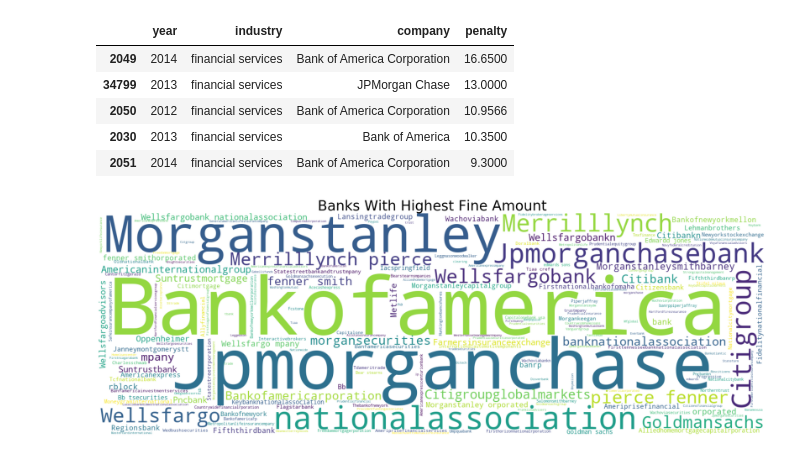
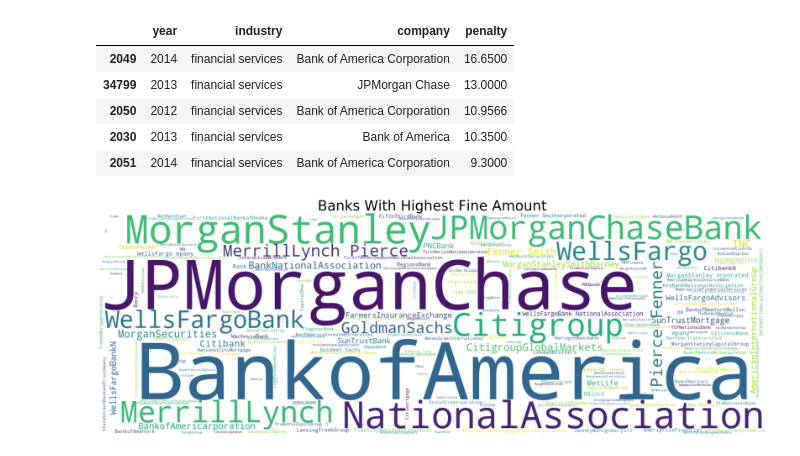
Before and after one commit to alssica/data_incubator_application, a Jupyter notebook: proposal/Corporate Misconduct.ipynb, the cells around one changed output. Cells and saved outputs as stored; diff of their text form; code cells hidden in the pictures.

```diff
--- a/proposal/Corporate Misconduct.ipynb
+++ b/proposal/Corporate Misconduct.ipynb
@@ -285,25 +287,22 @@ See the caveats in the documentation: http://pandas.pydata.org/pandas-docs/stabl
 | 2051 | 2014 | financial services | Bank of America Corporation | 9.3000 |
 # %%
 # create word cloud
-cl_banks=[com.capitalize() for com in df_finance.company]
-striped = [b.replace(' ', '') for b in cl_banks]
-filtered = ['inc', 'co', 'llc']
+# cl_banks=[com.capitalize() for com in df_finance.company]
+striped = [b.replace(' ', '') for b in df_finance.company]
+filtered = ['inc', 'Inc', 'Co', 'Llc','LLC', 'co', 'llc']
 for f in filtered:
     striped = [b.replace(f, '') for b in striped]
-# striped = [b.replace(' ', '') for b in cl_banks]
-# striped = [b.replace('inc', '') for b in striped]
-# striped = [b.replace('co', '') for b in striped]
 str_bnks = ' '.join(striped)
 
 # Create the wordcloud object
 bank_cloud = WordCloud(background_color='white', width=1500, height=500, margin=0).generate(str_bnks)
 
 # Display the generated image:
 plt.figure(figsize = (30, 30), facecolor = None)
 plt.imshow(bank_cloud, interpolation='bilinear')
 plt.axis("off")
 plt.margins(x=0, y=0)
 plt.title('Banks With Highest Fine Amount', fontsize=35)
 plt.show()
 # %% [output]
-[figure, old version]
+[figure, new version]
```
Also changed, not shown: parts of 6 cells of this notebook.
